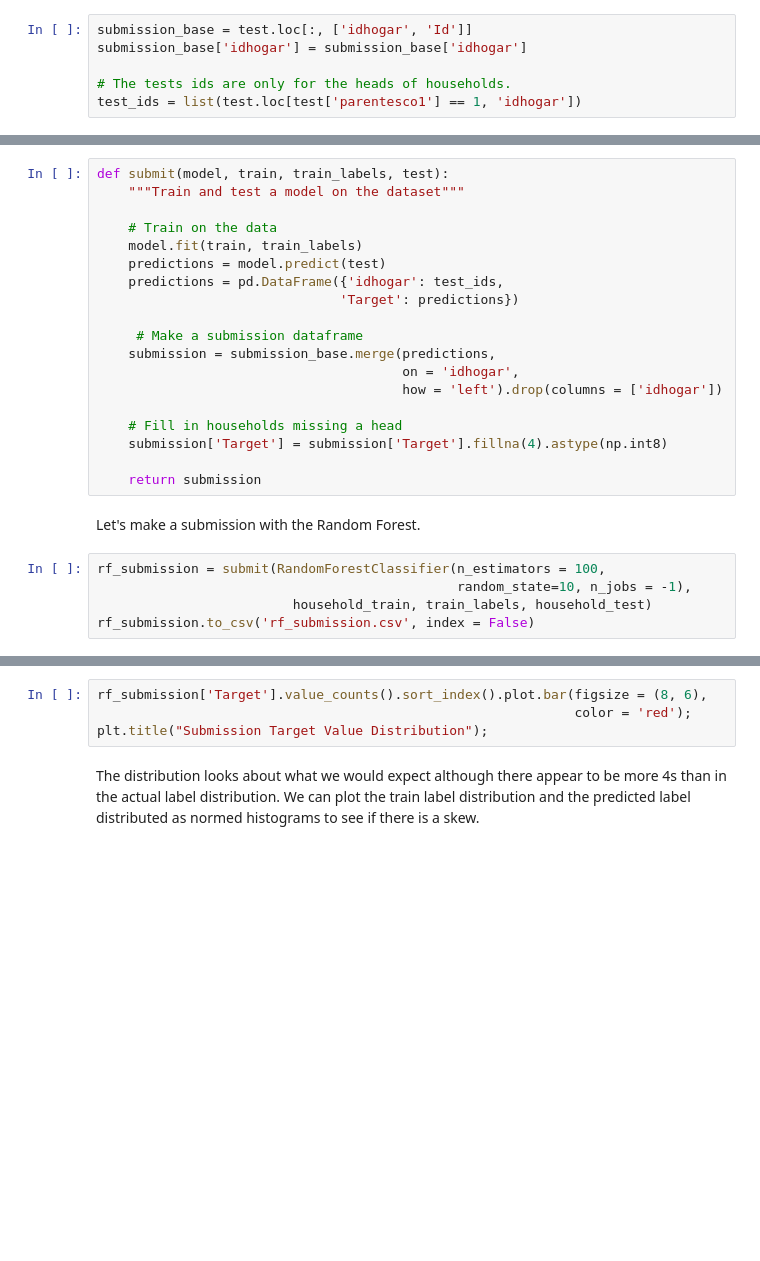
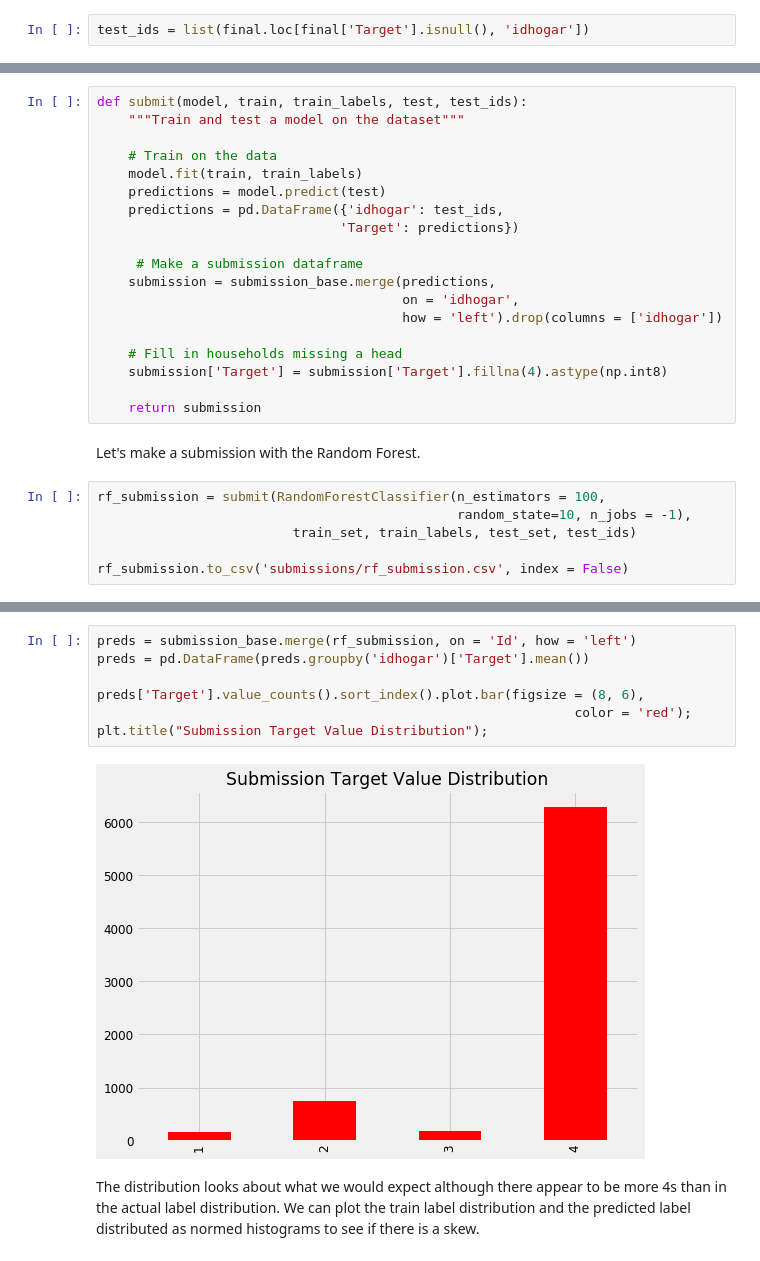
Before and after one commit to WillKoehrsen/data-science-for-good, a Jupyter notebook: costa-rican-poverty/1. A Complete Walkthrough.ipynb, the cells around one changed output, grey strips where cells are left out. Saved outputs shown, nothing was run; the diff lists cells and outputs as text; blank space fills up the shorter version.

```diff
--- a/costa-rican-poverty/1. A Complete Walkthrough.ipynb
+++ b/costa-rican-poverty/1. A Complete Walkthrough.ipynb
@@ -1748,9 +1748,5 @@ The `submission_base` will have all the individuals in the test set since we hav
-# %%
-submission_base = test.loc[:, ['idhogar', 'Id']]
-submission_base['idhogar'] = submission_base['idhogar']
-
-# The tests ids are only for the heads of households.
-test_ids = list(test.loc[test['parentesco1'] == 1, 'idhogar'])
+# %%
+test_ids = list(final.loc[final['Target'].isnull(), 'idhogar'])
 # %% [markdown]
 The function below takes in a model, a training set, the training labels, and a testing set and performs the following operations:
 
@@ -1758,7 +1754,7 @@ The function below takes in a model, a training set, the training labels, and a
 * Makes predictions on the test data using `predict`
 * Creates a `submission` dataframe that can be saved and uploaded to the competition
 # %%
-def submit(model, train, train_labels, test):
+def submit(model, train, train_labels, test, test_ids):
     """Train and test a model on the dataset"""
 
     # Train on the data
@@ -1781,7 +1777,8 @@ Let's make a submission with the Random Forest.
 # %%
 rf_submission = submit(RandomForestClassifier(n_estimators = 100,
                                               random_state=10, n_jobs = -1),
-                         household_train, train_labels, household_test)
-rf_submission.to_csv('rf_submission.csv', index = False)
+                         train_set, train_labels, test_set, test_ids)
+
+rf_submission.to_csv('submissions/rf_submission.csv', index = False)
 # %% [markdown]
 These predictions score __0.370__ when submitted to the competition.
@@ -1790,7 +2091,12 @@ We can visualize the distribution of labels in the test data. This will serve as
 # %%
-rf_submission['Target'].value_counts().sort_index().plot.bar(figsize = (8, 6),
+preds = submission_base.merge(rf_submission, on = 'Id', how = 'left')
+preds = pd.DataFrame(preds.groupby('idhogar')['Target'].mean())
+
+preds['Target'].value_counts().sort_index().plot.bar(figsize = (8, 6),
                                                              color = 'red');
 plt.title("Submission Target Value Distribution");
+# %% [output]
+[figure, added]
 # %% [markdown]
 The distribution looks about what we would expect although there appear to be more 4s than in the actual label distribution. We can plot the train label distribution and the predicted label distributed as normed histograms to see if there is a skew.
 # %%
```
Also changed, not shown: parts of 34 cells of this notebook, 3 other files.
